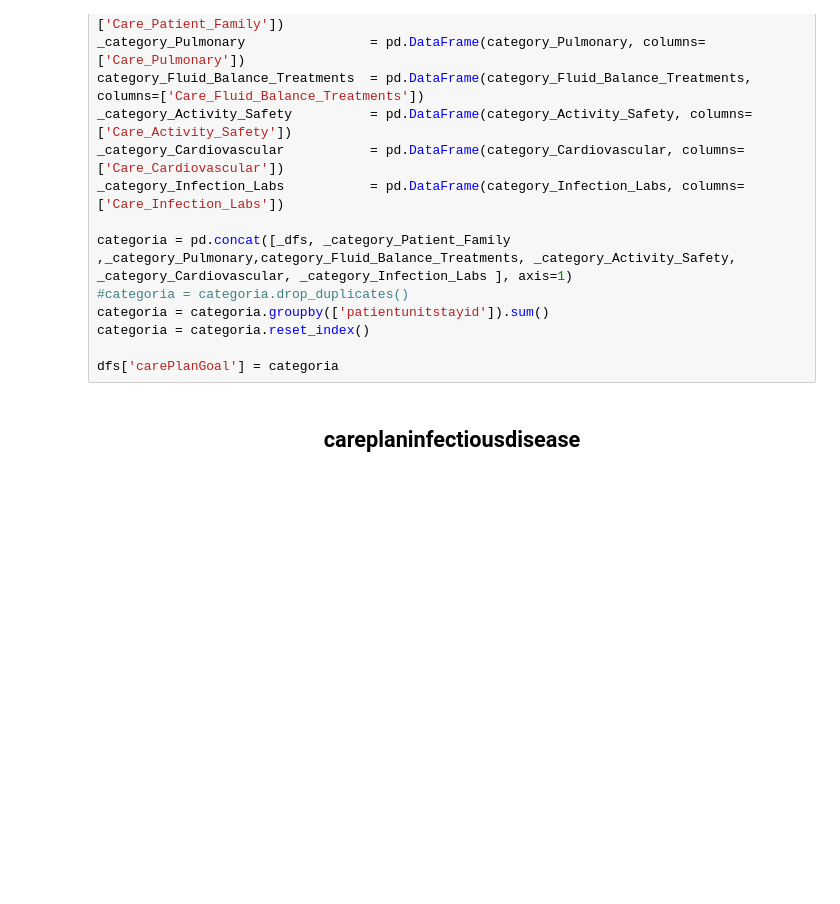
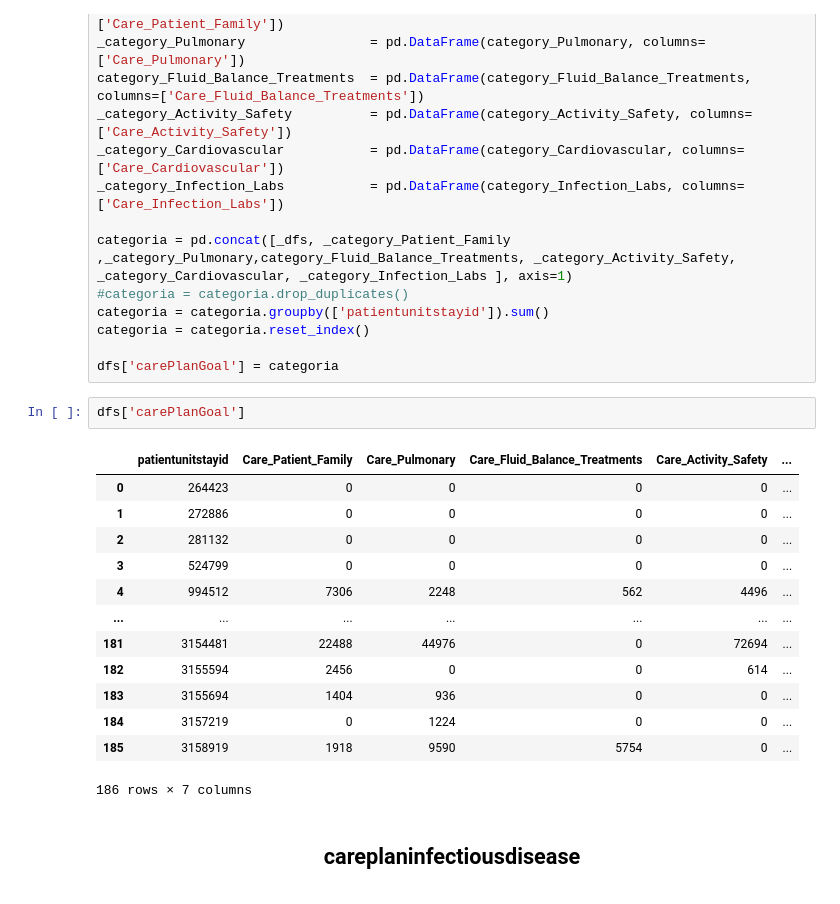
Before and after one commit to Cortijo02/VISDAT, a Jupyter notebook: app/src/data_cleaning_train.ipynb, the cells around one changed output. Cells and saved outputs as stored; diff of their text form; blank space fills up the shorter version.

```diff
--- a/app/src/data_cleaning_train.ipynb
+++ b/app/src/data_cleaning_train.ipynb
@@ -954,6 +954,22 @@ categoria = categoria.groupby(['patientunitstayid']).sum()
 categoria = categoria.reset_index()
 
 dfs['carePlanGoal'] = categoria
+# %%
+dfs['carePlanGoal']
+# %% [output]
+|  | patientunitstayid | Care_Patient_Family | Care_Pulmonary | Care_Fluid_Balance_Treatments | Care_Activity_Safety | ... |
+| 0 | 264423 | 0 | 0 | 0 | 0 | ... |
+| 1 | 272886 | 0 | 0 | 0 | 0 | ... |
+| 2 | 281132 | 0 | 0 | 0 | 0 | ... |
+| 3 | 524799 | 0 | 0 | 0 | 0 | ... |
+| 4 | 994512 | 7306 | 2248 | 562 | 4496 | ... |
+| ... | ... | ... | ... | ... | ... | ... |
+| 181 | 3154481 | 22488 | 44976 | 0 | 72694 | ... |
+| 182 | 3155594 | 2456 | 0 | 0 | 614 | ... |
+| 183 | 3155694 | 1404 | 936 | 0 | 0 | ... |
+| 184 | 3157219 | 0 | 1224 | 0 | 0 | ... |
+| 185 | 3158919 | 1918 | 9590 | 5754 | 0 | ... |
+186 rows × 7 columns
 # %% [markdown]
 <center><h2><b>careplaninfectiousdisease</b></h2></center>
 # %%
```
Also changed, not shown: 2 other files.
